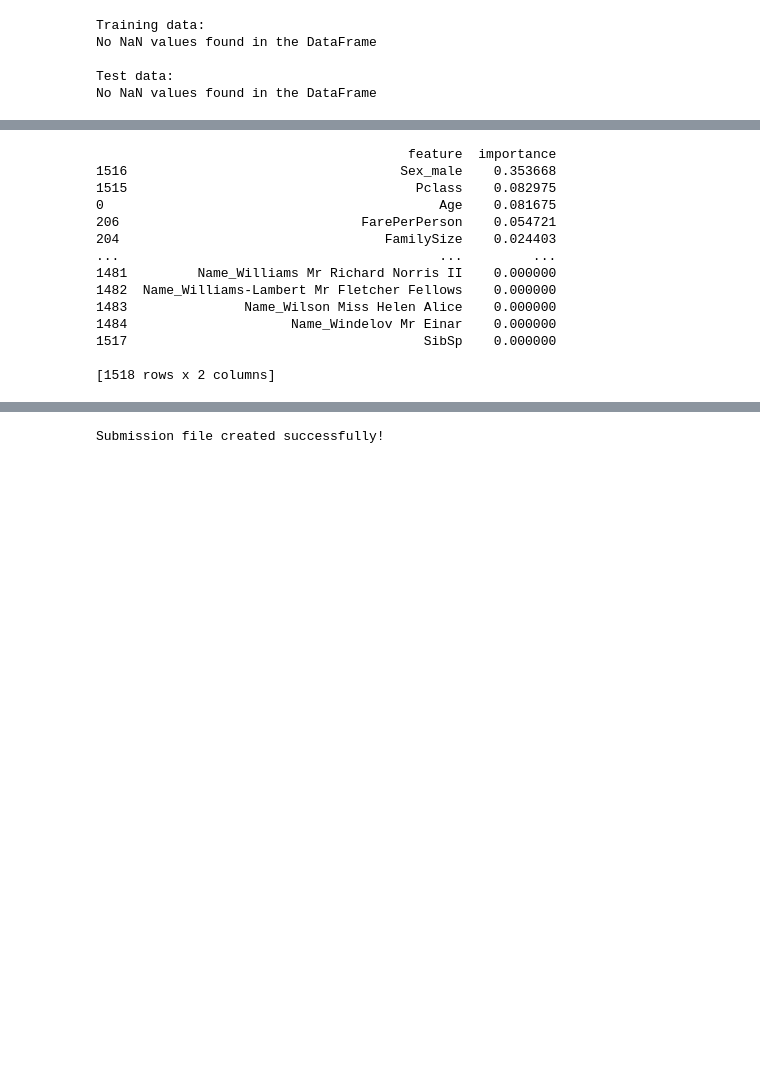
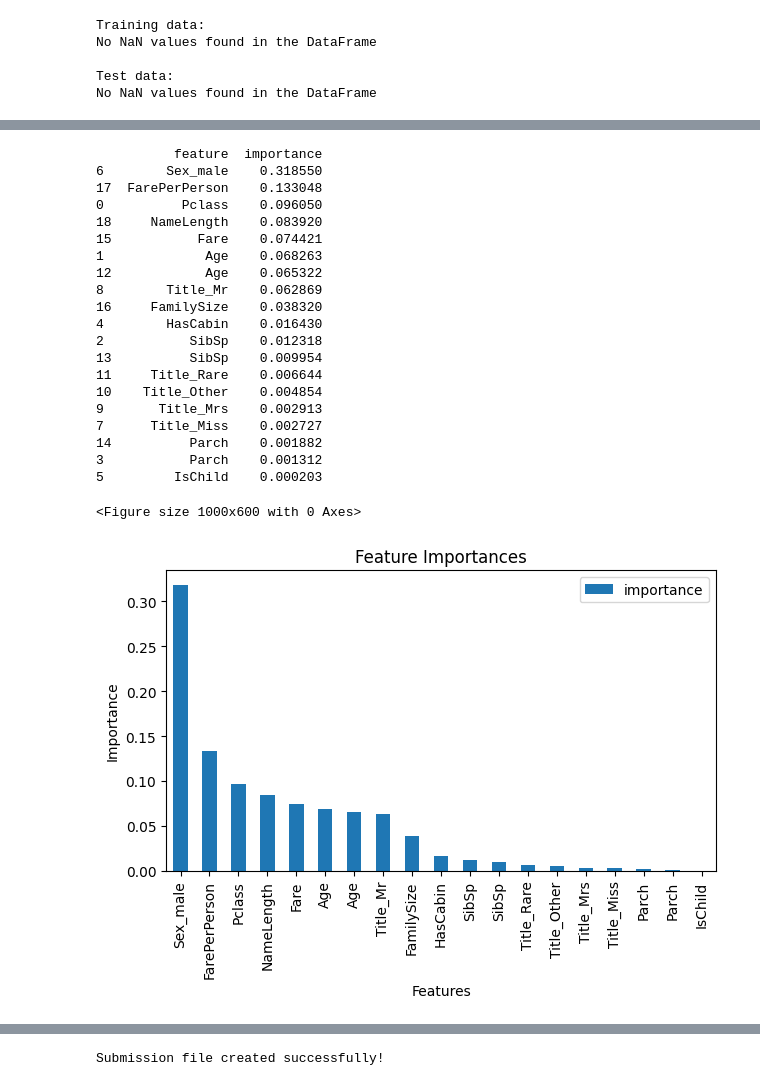
Before and after one commit to bonesclarke/Titanic, a Jupyter notebook: Titanic - Prediction.ipynb, the cells around one changed output, grey strips where cells are left out. Cells and saved outputs as stored; diff of their text form; code cells hidden in the pictures; blank space fills up the shorter version.

```diff
--- a/Titanic - Prediction.ipynb
+++ b/Titanic - Prediction.ipynb
@@ -142,11 +159,15 @@ Input features: ['Pclass', 'Name', 'Sex', 'Age', 'SibSp', 'Parch', 'Fare', 'Cabi
 # %%
 # sklearn models
-# encode features
-features = input_features
+# select categorical features
+categorical_features = ['Pclass', 'Sex', 'Age', 'SibSp', 'Parch', 'HasCabin', 'IsChild', 'Title']
+numerical_features = ['Age', 'SibSp', 'Parch', 'Fare', 'FamilySize', 'FarePerPerson', 'NameLength']
 
 # One-hot encode categorical variables
-X = pd.get_dummies(preprocessed_train_df[features], drop_first=True)
-X_test = pd.get_dummies(preprocessed_serving_df[features], drop_first=True)
+X = pd.get_dummies(preprocessed_train_df[categorical_features], drop_first=True)
+X = pd.concat([X, preprocessed_train_df[numerical_features]], axis=1)
+
+X_test = pd.get_dummies(preprocessed_serving_df[categorical_features], drop_first=True)
+X_test = pd.concat([X_test, preprocessed_serving_df[numerical_features]], axis=1)
 
 # Ensure X and X_test have the same columns
 X, X_test = X.align(X_test, join='outer', axis=1, fill_value=0)
@@ -213,21 +254,37 @@ array([0, 1, 0, 0, 1, 0, 1, 0, 1, 0, 0, 0, 1, 0, 1, 1, 0, 0, 1, 1, 0, 0,
 # %%
-# analyze feature importance
 importances = best_model.feature_importances_
 feature_imp = pd.DataFrame({'feature': X.columns, 'importance': importances})
 feature_imp = feature_imp.sort_values('importance', ascending=False)
 print(feature_imp)
+
+# Visualize feature importances
+plt.figure(figsize=(10, 6))
+feature_imp.plot(x='feature', y='importance', kind='bar')
+plt.title('Feature Importances')
+plt.xlabel('Features')
+plt.ylabel('Importance')
+plt.tight_layout()
+plt.show()
 # %% [output]
-                                        feature  importance
-1516                                   Sex_male    0.353668
-1515                                     Pclass    0.082975
-0                                           Age    0.081675
-206                               FarePerPerson    0.054721
-204                                  FamilySize    0.024403
-...                                         ...         ...
-1481         Name_Williams Mr Richard Norris II    0.000000
-1482  Name_Williams-Lambert Mr Fletcher Fellows    0.000000
-1483               Name_Wilson Miss Helen Alice    0.000000
-1484                     Name_Windelov Mr Einar    0.000000
-1517                                      SibSp    0.000000
-
-[1518 rows x 2 columns]
+          feature  importance
+6        Sex_male    0.318550
+17  FarePerPerson    0.133048
+0          Pclass    0.096050
+18     NameLength    0.083920
+15           Fare    0.074421
+1             Age    0.068263
+12            Age    0.065322
+8        Title_Mr    0.062869
+16     FamilySize    0.038320
+4        HasCabin    0.016430
+2           SibSp    0.012318
+13          SibSp    0.009954
+11     Title_Rare    0.006644
+10    Title_Other    0.004854
+9       Title_Mrs    0.002913
+7      Title_Miss    0.002727
+14          Parch    0.001882
+3           Parch    0.001312
+5         IsChild    0.000203
+<Figure size 1000x600 with 0 Axes>
+[figure, added]
```
Also changed, not shown: parts of 11 cells of this notebook, 1 other file.
